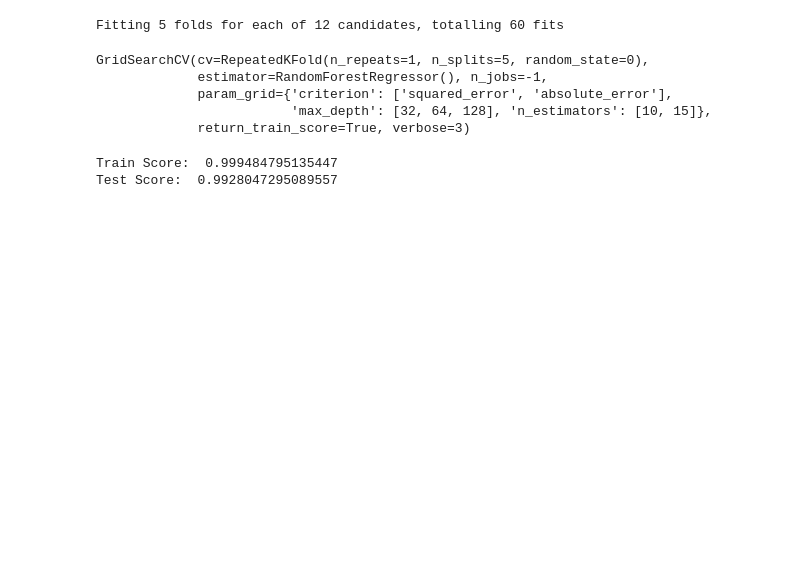
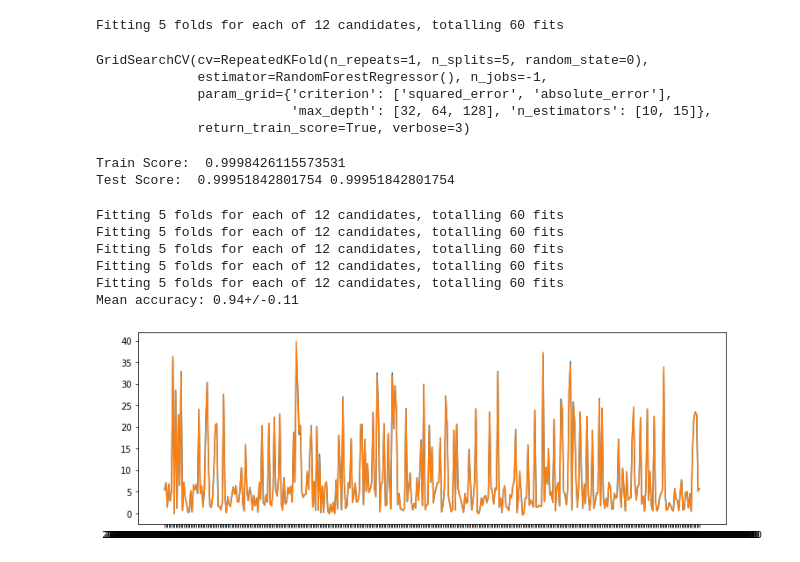
Before and after one commit to MateusMaruzka/lowcostsensors_calib, a Jupyter notebook: calib_lowcostsensors_sklearn.ipynb, the cells around one changed output. Saved outputs shown, nothing was run; the diff lists cells and outputs as text; code cells hidden in the pictures; blank space fills up the shorter version.

```diff
--- a/calib_lowcostsensors_sklearn.ipynb
+++ b/calib_lowcostsensors_sklearn.ipynb
@@ -22,7 +36,7 @@ df = pd.read_csv('dataset.csv')
 df.set_index('Date/Time', inplace = True)
 df.dropna(inplace=True)
 # %%
-var = 'co'
+var = 'o3'
 label_ref = var + '_iat'
 label_envcity = var + '_envcity'
 
@@ -48,8 +62,27 @@ GridSearchCV(cv=RepeatedKFold(n_repeats=1, n_splits=5, random_state=0),
                          'max_depth': [32, 64, 128], 'n_estimators': [10, 15]},
              return_train_score=True, verbose=3)
 # %%
-  print("Train Score: ", gs.score(X_train, y_train))
-  print("Test Score: ", gs.score(X_test, y_test))
+print("Train Score: ", gs.score(X_train, y_train))
+print("Test Score: ", gs.score(X_test, y_test), r2_score(y_test, gs.predict(X_test)))
 # %% [output]
-Train Score:  0.999484795135447
-Test Score:  0.9928047295089557
+Train Score:  0.9998426115573531
+Test Score:  0.99951842801754 0.99951842801754
+# %%
+plt.figure(figsize=(12, 4))
+
+plt.plot(gs.predict(X_test))
+plt.plot(y_test)
+
+scores = cross_val_score(gs, Xco, Yco)
+print(f"Mean accuracy: {scores.mean():.2f}+/-{scores.std():.2f}")
+# plt.gcf().autofmt_xdate()
+# plt.xlabel("Number of trees")
+# plt.ylabel("Accuracy (out-of-bag)")
+# %% [output]
+Fitting 5 folds for each of 12 candidates, totalling 60 fits
+Fitting 5 folds for each of 12 candidates, totalling 60 fits
+Fitting 5 folds for each of 12 candidates, totalling 60 fits
+Fitting 5 folds for each of 12 candidates, totalling 60 fits
+Fitting 5 folds for each of 12 candidates, totalling 60 fits
+Mean accuracy: 0.94+/-0.11
+[figure, added]
```
Also changed, not shown: parts of 2 cells of this notebook.
